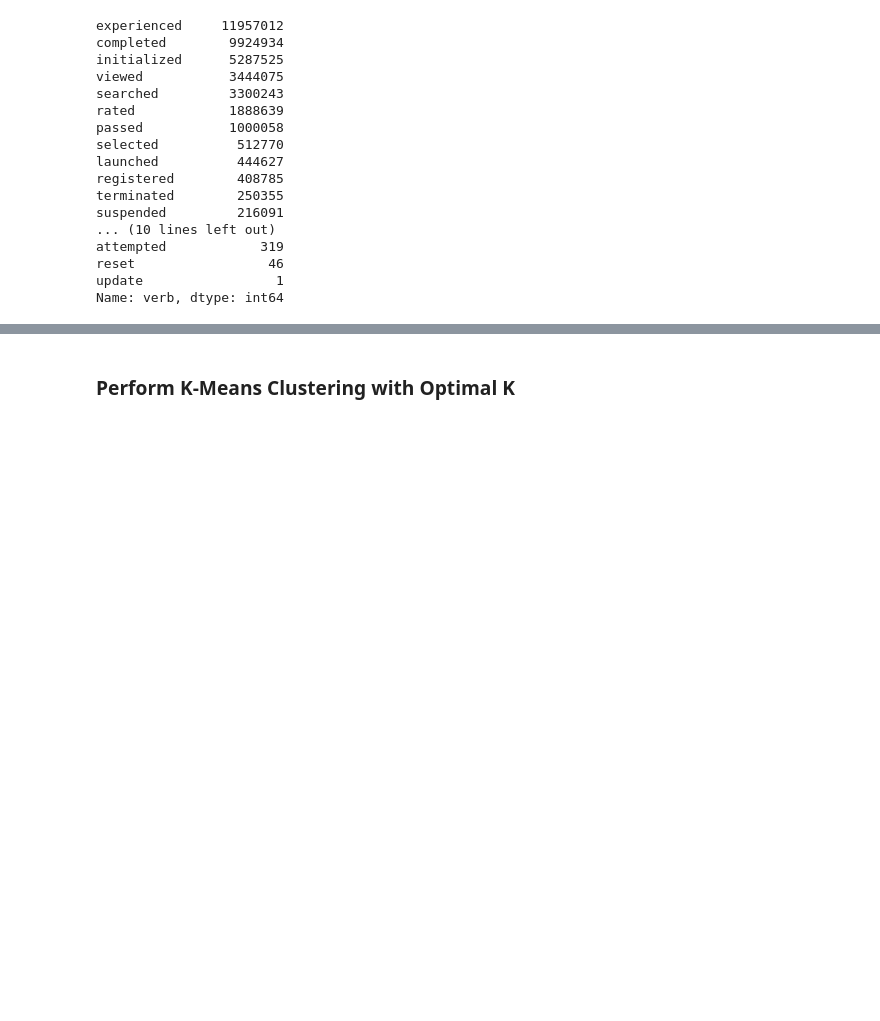
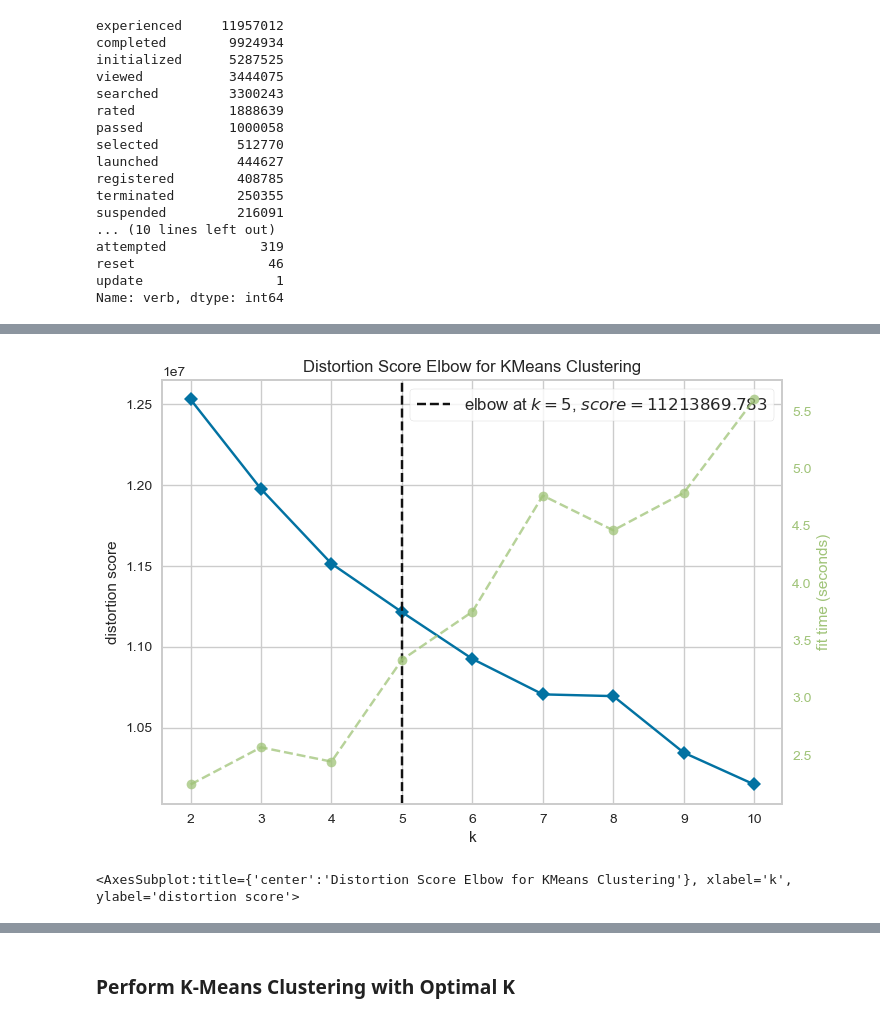
Before and after one commit to Wanghaoyin/ilab2-Team2-Coles, a Jupyter notebook: ilab2_Jun.ipynb, the cells around one changed output, grey strips where cells are left out. Cells and saved outputs as stored; diff of their text form; code cells hidden in the pictures; blank space fills up the shorter version.

Commit message:
Update ilab2_Jun.ipynb
Restructured and created clustering by social/explore/learning partition

```diff
--- a/ilab2_Jun.ipynb
+++ b/ilab2_Jun.ipynb
@@ -297,0 +208,2 @@ ModuleNotFoundError: No module named 'yellowbrick'
+# %%
+df_staff_action = pd.merge(df_staff[['actorId', 'combined']], df_va[['combined', 'action', 'social', 'exploring', 'learning']], on = 'combined', how = 'left')
@@ -297,0 +221,9 @@ ModuleNotFoundError: No module named 'yellowbrick'
+# %%
+# verb count
+vc = df_staff_action['action'].value_counts()
+
+# select verb frequency over 1000 and convert to list
+vc_list = vc[vc > 100].index.tolist()
+
+# filter data by verb list
+df_staff_action_filter = df_staff_action[df_staff_action['action'].isin(vc_list)]
@@ -297,0 +232,15 @@ ModuleNotFoundError: No module named 'yellowbrick'
+# %%
+df_sa_new = df_staff_action_filter
+df_sa_new['occurence'] = 1
+
+# generate pivot table
+df_sa_pivot = pd.pivot_table(df_sa_new, values = 'occurence', index = 'actorId', columns = 'action', aggfunc = 'count')
+
+# convert pivot table to dataframe
+df_sa_pivot = df_sa_pivot.reset_index()
+
+# remove index header
+df_sa_pivot = df_sa_pivot.rename_axis(None, axis = 1)
+
+# replace NaN with 0 for an entire dataframe
+df_sa_pivot = df_sa_pivot.replace(np.nan, 0) # df_staff_pivot.fillna(0)
@@ -297,0 +265,11 @@ ModuleNotFoundError: No module named 'yellowbrick'
+# %%
+# generate dataframe without actorId
+df_sa_noid = df_sa_pivot.loc[:, df_sa_pivot.columns != 'actorId']
+
+# a) Standardisation: create scaled DataFrame where each variable has mean of 0 and standard dev of 1
+df_sa_scaled1 = StandardScaler().fit_transform(df_sa_noid)
+
+# b) Normalisation: range between 0 and 1
+from sklearn.preprocessing import MinMaxScaler
+scaler = MinMaxScaler(feature_range = (0,1))
+df_sa_scaled2 = pd.DataFrame(scaler.fit_transform(df_sa_noid), columns = df_sa_noid.columns)
@@ -297,0 +300,11 @@ ModuleNotFoundError: No module named 'yellowbrick'
+# %%
+from yellowbrick.cluster import KElbowVisualizer, SilhouetteVisualizer
+
+model = KMeans(random_state = 1)
+
+elb_visualizer_sa1 = KElbowVisualizer(model, k = (2,11))
+elb_visualizer_sa1.fit(df_sa_scaled1)
+elb_visualizer_sa1.show()
+# %% [output]
+[figure, added]
+<AxesSubplot:title={'center':'Distortion Score Elbow for KMeans Clustering'}, xlabel='k', ylabel='distortion score'>
```
Also changed, not shown: parts of 75 cells of this notebook.
